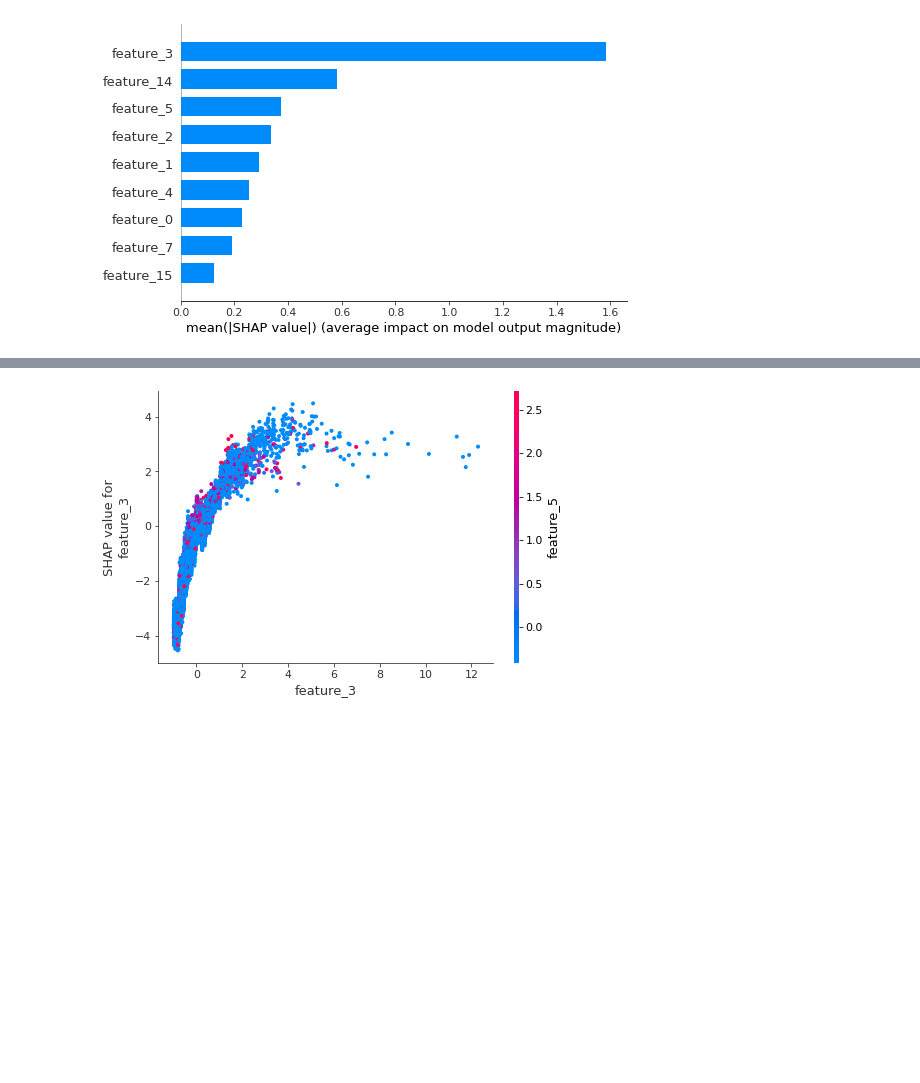
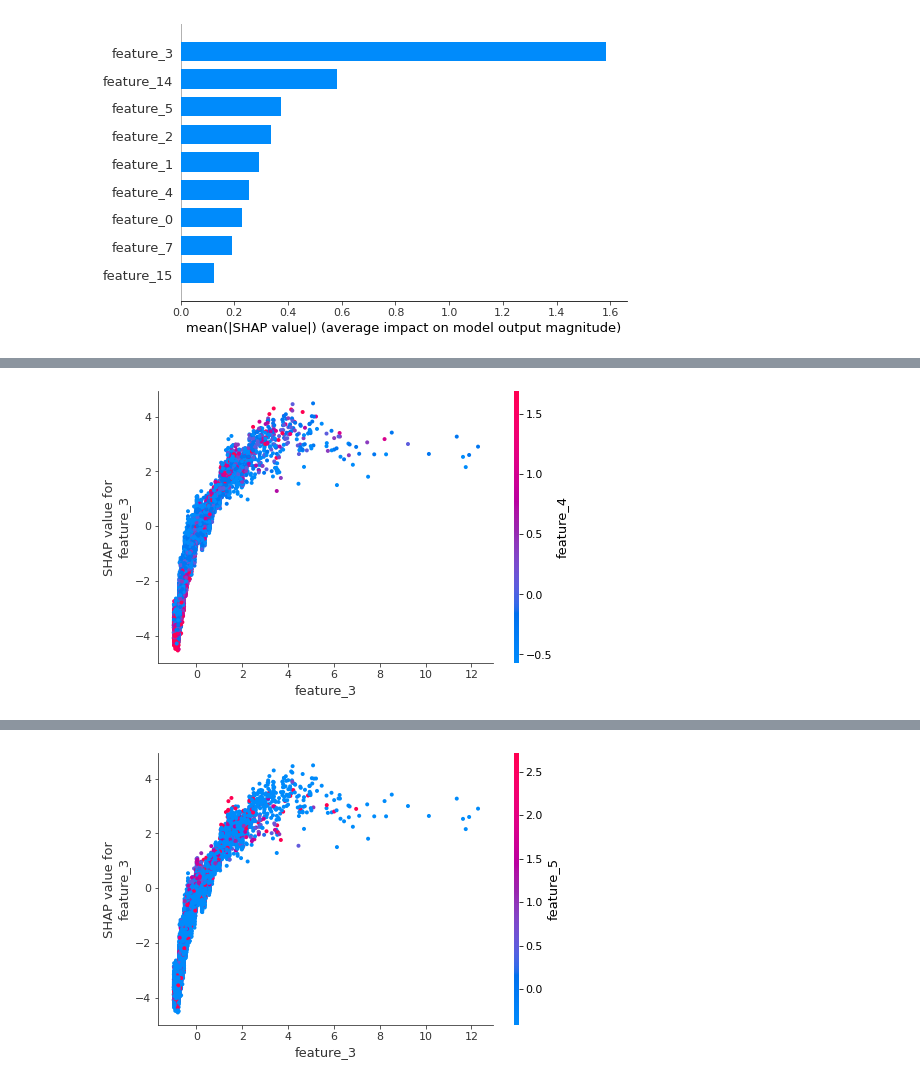
Before and after one commit to blewy/Insurance_Churn, a Jupyter notebook: notebooks/00. Initial_research.ipynb, the cells around one changed output, grey strips where cells are left out. Cells and saved outputs as stored; diff of their text form; code cells hidden in the pictures; blank space fills up the shorter version.

Commit message:
adding interation effect for shap analysis

```diff
--- a/notebooks/00. Initial_research.ipynb
+++ b/notebooks/00. Initial_research.ipynb
@@ -1091,0 +1094,4 @@ shap.summary_plot(shap_values, X_test_model)
+# %%
+shap.dependence_plot("feature_3", shap_values, X_test_model)
+# %% [output]
+[figure, added]
```
Also changed, not shown: parts of 17 cells of this notebook.
